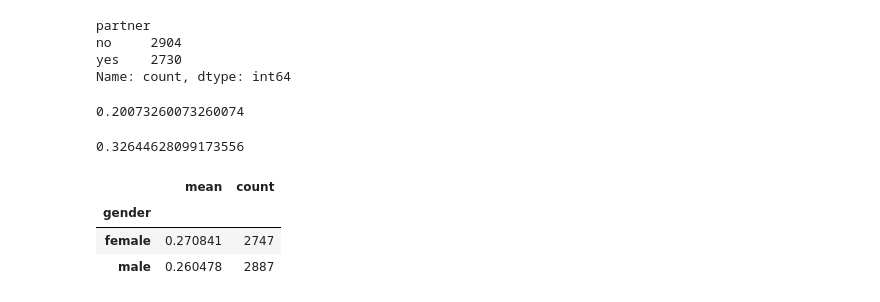
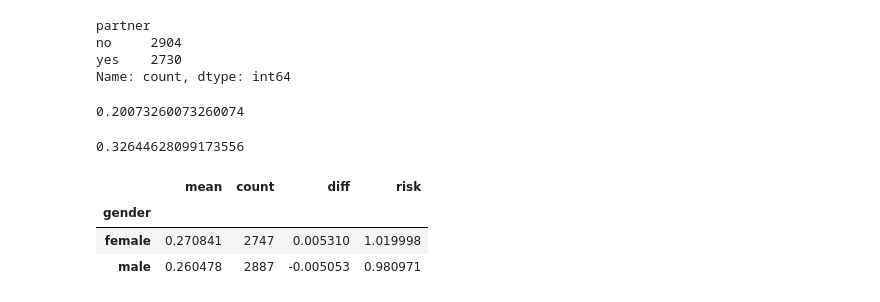
Before and after one commit to rexsimiloluwah/machine-learning-zoomcamp-23, a Jupyter notebook: Module 3/notebook.ipynb, the cells around one changed output. Saved outputs shown, nothing was run; the diff lists cells and outputs as text; code cells hidden in the pictures.

```diff
--- a/Module 3/notebook.ipynb
+++ b/Module 3/notebook.ipynb
@@ -268,9 +268,11 @@ churn_no_partner
 0.32644628099173556
 # %%
 df_group = df_full_train.groupby("gender").churn.agg(["mean", "count"])
-df_group["diff"]
+df_group["diff"] = df_group["mean"] - global_churn_rate
+df_group["risk"] = df_group["mean"] / global_churn_rate
+df_group
 # %% [output]
-|  | mean | count |
-| gender |  |  |
-| female | 0.270841 | 2747 |
-| male | 0.260478 | 2887 |
+|  | mean | count | diff | risk |
+| gender |  |  |  |  |
+| female | 0.270841 | 2747 | 0.005310 | 1.019998 |
+| male | 0.260478 | 2887 | -0.005053 | 0.980971 |
```
Also changed, not shown: parts of 73 cells of this notebook, 1 other file.
